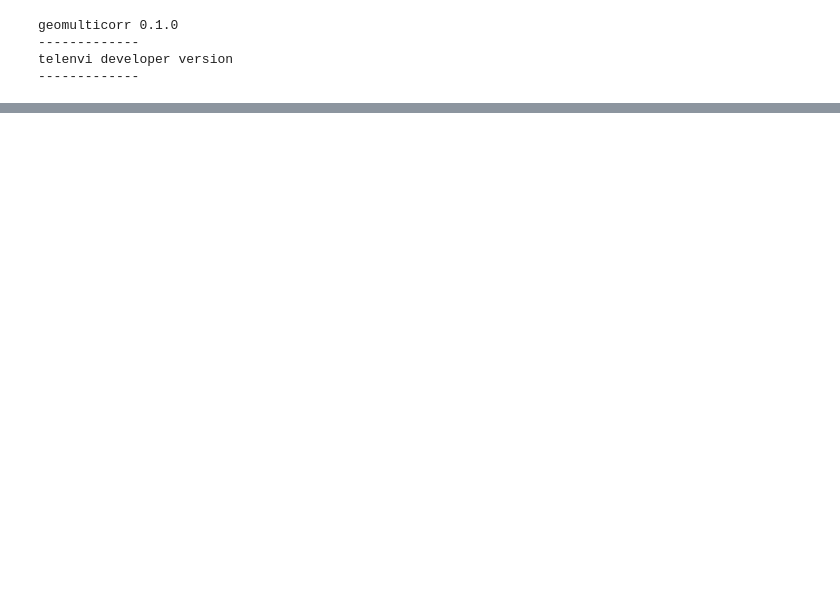
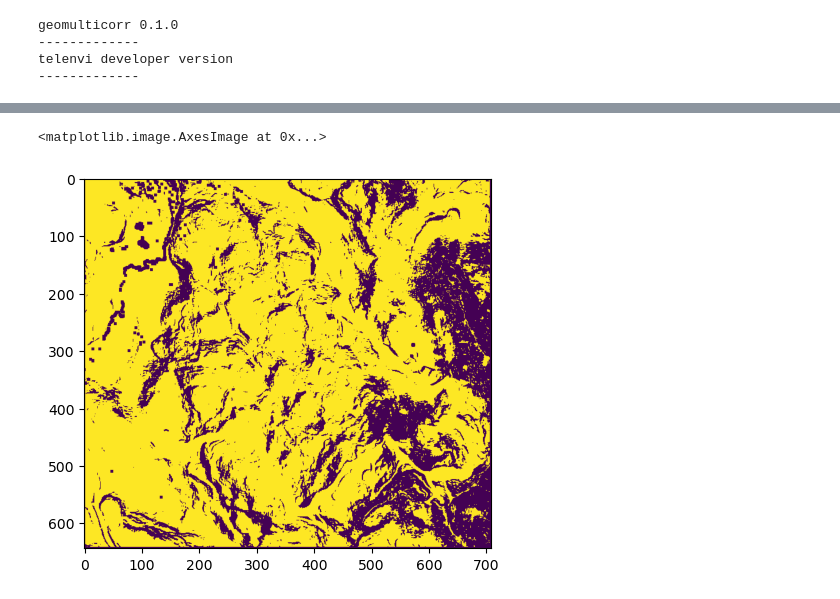
Before and after one commit to rgdyn-toolbox/GeoMultiCorr, a Jupyter notebook: notebooks/GMC_ProjectContinuation.ipynb, the cells around one changed output, grey strips where cells are left out. Cells and saved outputs as stored; diff of their text form; code cells hidden in the pictures; blank space fills up the shorter version.

```diff
--- a/notebooks/GMC_ProjectContinuation.ipynb
+++ b/notebooks/GMC_ProjectContinuation.ipynb
@@ -87,0 +45,4 @@ TypeError: Cannot convert fill_value nan to dtype uint16
+# %%
+dem = gu.Raster("/home/cusicand/03_Data/GMC_projects/MontVallon_Res-0.5_CompElev-mean_merged.tif")
+# %%
+dem_ref = dem.reproject(xDisp, resampling="bilinear", res=1.5)
@@ -87,0 +137,9 @@ TypeError: Cannot convert fill_value nan to dtype uint16
+# %%
+slope = xdem.terrain.slope(dem_ref)
+slope_mask = (slope.data < 35).filled(False)
+del slope
+# %%
+plt.imshow(slope_mask)
+# %% [output]
+<matplotlib.image.AxesImage at 0x...>
+[figure, added]
```
Also changed, not shown: parts of 44 cells of this notebook, 4 other files.
